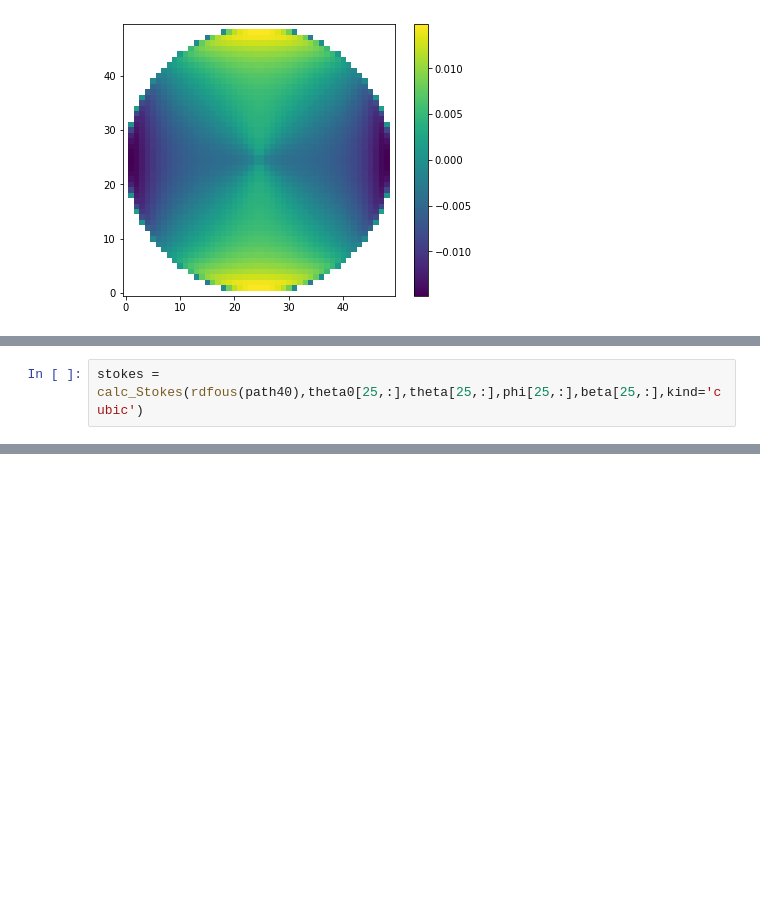
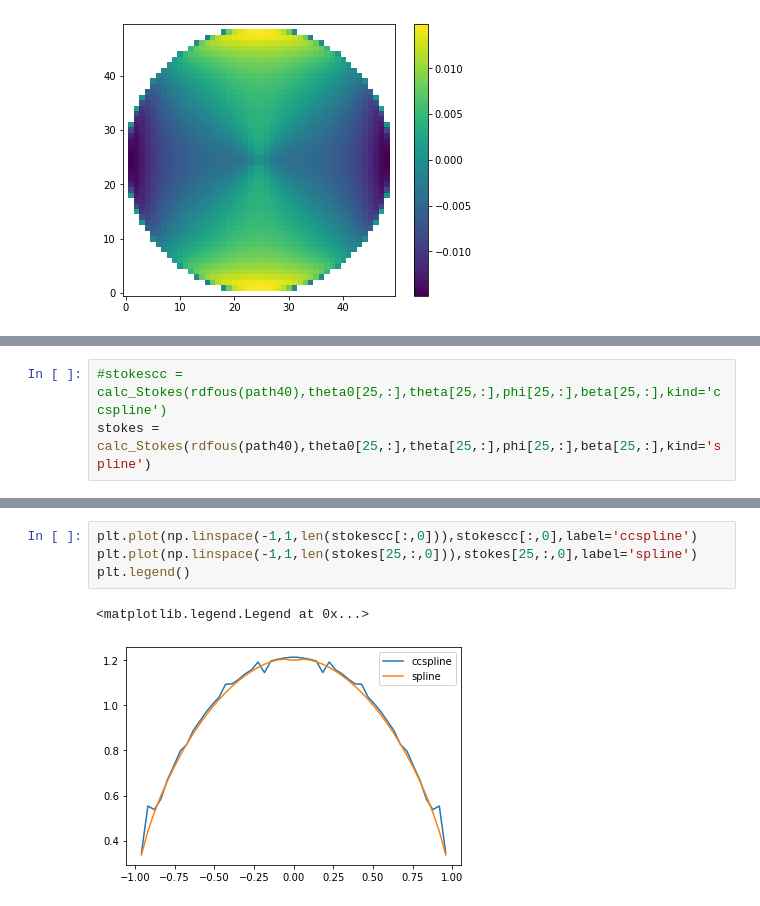
Before and after one commit to gouravmahapatra/Interpolation, a Jupyter notebook: interpolationScheme.ipynb, the cells around one changed output, grey strips where cells are left out. Saved outputs shown, nothing was run; the diff lists cells and outputs as text; blank space fills up the shorter version.

```diff
--- a/interpolationScheme.ipynb
+++ b/interpolationScheme.ipynb
@@ -594,2 +608,3 @@ plt.colorbar()
 # %%
-stokes = calc_Stokes(rdfous(path40),theta0[25,:],theta[25,:],phi[25,:],beta[25,:],kind='cubic')
+#stokescc = calc_Stokes(rdfous(path40),theta0[25,:],theta[25,:],phi[25,:],beta[25,:],kind='ccspline')
+stokes = calc_Stokes(rdfous(path40),theta0[25,:],theta[25,:],phi[25,:],beta[25,:],kind='spline')
@@ -604,0 +611,7 @@ plt.plot(stokes[:,0])
+# %%
+plt.plot(np.linspace(-1,1,len(stokescc[:,0])),stokescc[:,0],label='ccspline')
+plt.plot(np.linspace(-1,1,len(stokes[25,:,0])),stokes[25,:,0],label='spline')
+plt.legend()
+# %% [output]
+<matplotlib.legend.Legend at 0x...>
+[figure, added]
```
Also changed, not shown: parts of 6 cells of this notebook.
